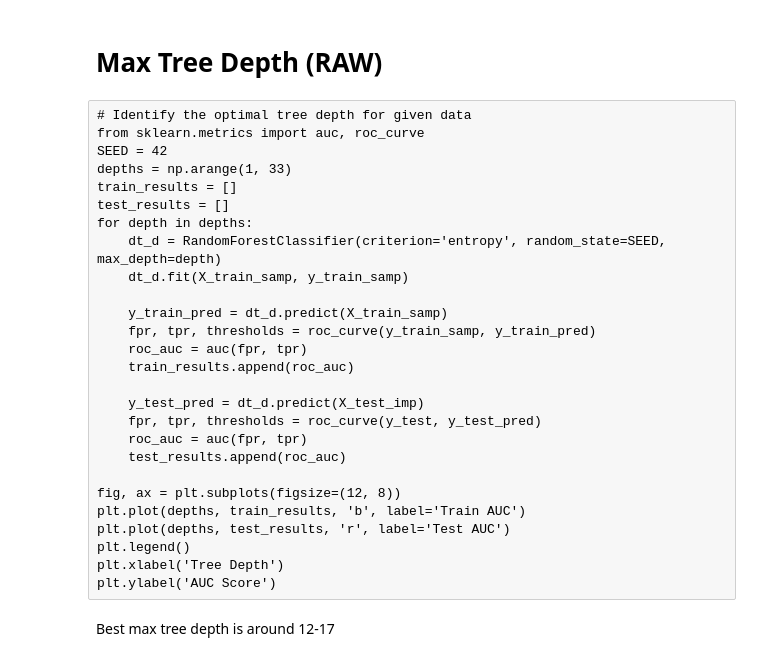
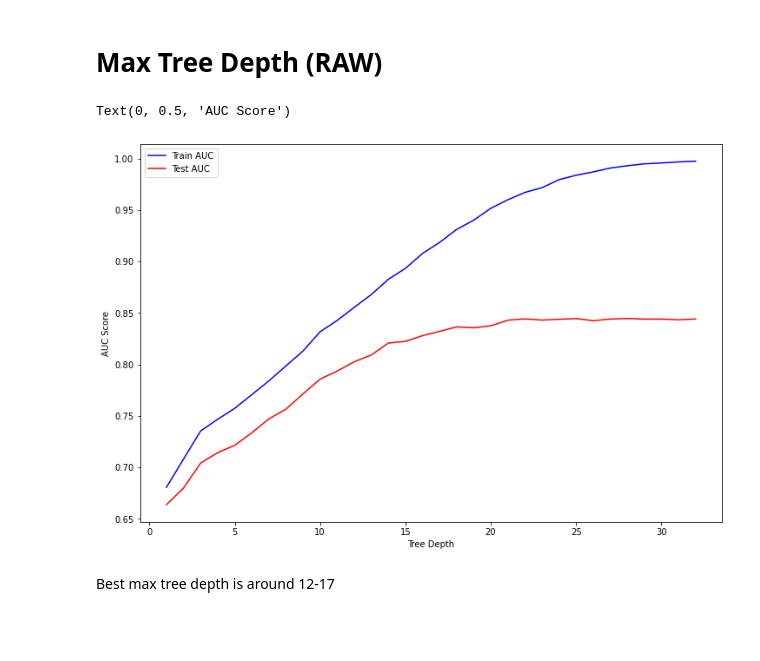
Before and after one commit to Zxhjlk/Phase3Project, a Jupyter notebook: notebooks/ModelResults.ipynb, the cells around one changed output. Cells and saved outputs as stored; diff of their text form; code cells hidden in the pictures; blank space fills up the shorter version.

```diff
--- a/notebooks/ModelResults.ipynb
+++ b/notebooks/ModelResults.ipynb
@@ -451,33 +461,36 @@ disp.plot(ax=ax)
 We can see that this is already considerably better than the previous logistic regression model. However, there is a fair amount of overfitting so we can now tune some hyperparameters to see if we can improve it.
 # %% [markdown]
 # Max Tree Depth (RAW)
-# %% [raw]
-# Identify the optimal tree depth for given data
-from sklearn.metrics import auc, roc_curve
-SEED = 42
-depths = np.arange(1, 33)
-train_results = []
-test_results = []
-for depth in depths:
-    dt_d = RandomForestClassifier(criterion='entropy', random_state=SEED, max_depth=depth)
-    dt_d.fit(X_train_samp, y_train_samp)
-
-    y_train_pred = dt_d.predict(X_train_samp)
-    fpr, tpr, thresholds = roc_curve(y_train_samp, y_train_pred)
-    roc_auc = auc(fpr, tpr)
-    train_results.append(roc_auc)
-
-    y_test_pred = dt_d.predict(X_test_imp)
-    fpr, tpr, thresholds = roc_curve(y_test, y_test_pred)
-    roc_auc = auc(fpr, tpr)
-    test_results.append(roc_auc)
-
-fig, ax = plt.subplots(figsize=(12, 8))
-plt.plot(depths, train_results, 'b', label='Train AUC')
-plt.plot(depths, test_results, 'r', label='Test AUC')
-plt.legend()
-plt.xlabel('Tree Depth')
-plt.ylabel('AUC Score')
+# %%
+# Identify the optimal tree depth for given data
+from sklearn.metrics import auc, roc_curve
+SEED = 42
+depths = np.arange(1, 33)
+train_results = []
+test_results = []
+for depth in depths:
+    dt_d = RandomForestClassifier(criterion='entropy', random_state=SEED, max_depth=depth)
+    dt_d.fit(X_train_samp, y_train_samp)
+
+    y_train_pred = dt_d.predict(X_train_samp)
+    fpr, tpr, thresholds = roc_curve(y_train_samp, y_train_pred)
+    roc_auc = auc(fpr, tpr)
+    train_results.append(roc_auc)
+
+    y_test_pred = dt_d.predict(X_test_imp)
+    fpr, tpr, thresholds = roc_curve(y_test, y_test_pred)
+    roc_auc = auc(fpr, tpr)
+    test_results.append(roc_auc)
+
+fig, ax = plt.subplots(figsize=(12, 8))
+plt.plot(depths, train_results, 'b', label='Train AUC')
+plt.plot(depths, test_results, 'r', label='Test AUC')
+plt.legend()
+plt.xlabel('Tree Depth')
+plt.ylabel('AUC Score')
+# %% [output]
+Text(0, 0.5, 'AUC Score')
+[figure, added]
 # %% [markdown]
 Best max tree depth is around 12-17
 # %% [markdown]
```
Also changed, not shown: parts of 11 cells of this notebook.
